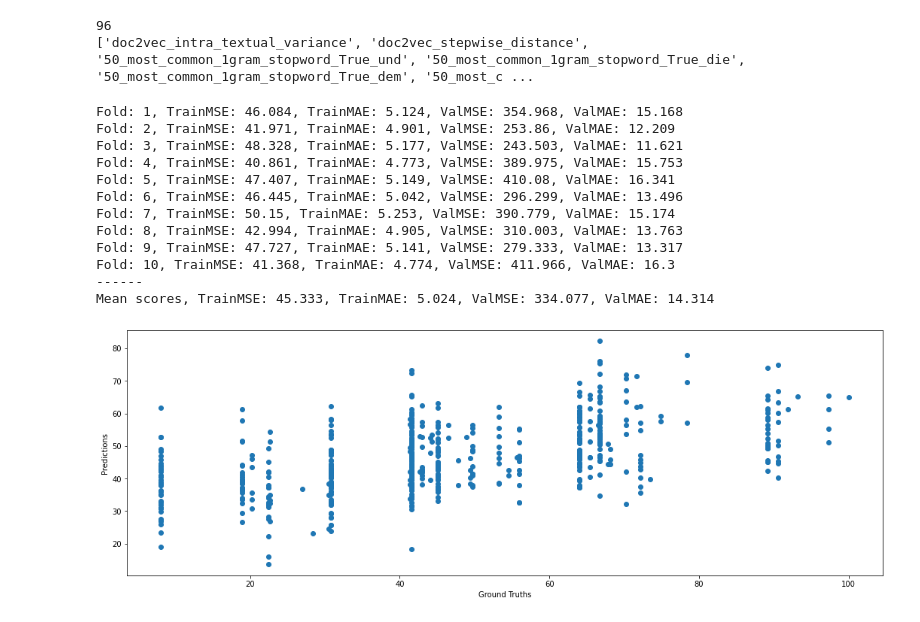
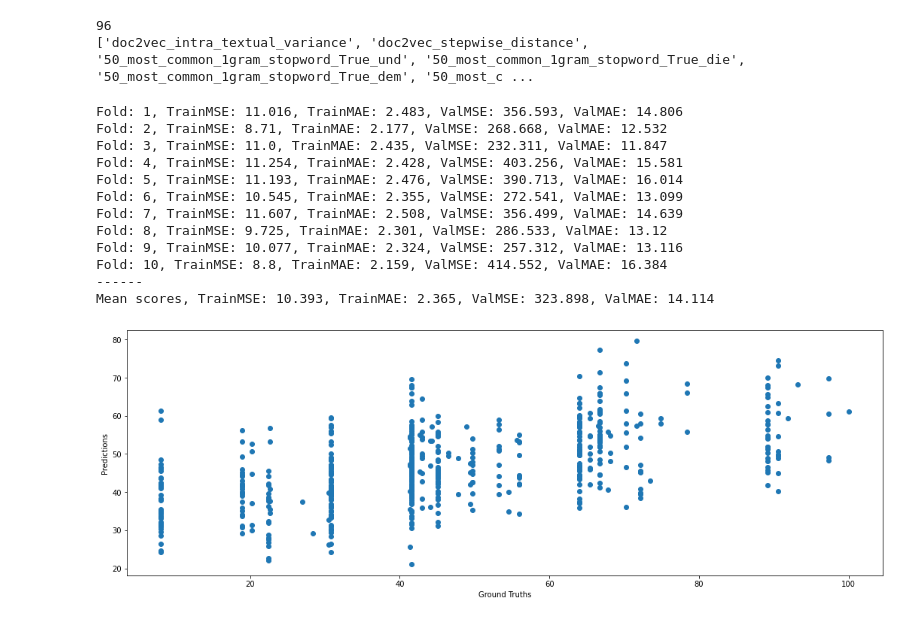
Before and after one commit to sta-a/great-unread, a Jupyter notebook: nbs/handcrafted_features_ger_best_result_rfe.ipynb, the cells around one changed output. Cells and saved outputs as stored; diff of their text form; code cells hidden in the pictures.

Commit message:
Use new labels

```diff
--- a/nbs/handcrafted_features_ger_best_result_rfe.ipynb
+++ b/nbs/handcrafted_features_ger_best_result_rfe.ipynb
@@ -113,7 +113,7 @@ from utils import read_labels
 
 labels_dir = "../data/labels/"
 lang = "ger"
-labels = read_labels(labels_dir, lang)
+labels = read_labels(labels_dir)
 
 extracted_features_dir = "../data/extracted_features/"
 
@@ -121,7 +121,6 @@ book_and_averaged_chunk_df = pd.read_csv(f"{extracted_features_dir}/{lang}/book_
 
 train_X = book_and_averaged_chunk_df.drop(columns=["book_name"])
 train_X = train_X[[column for column in train_X.columns if "average_sentence_embedding" not in column]].values
-# train_X = book_and_averaged_chunk_df[best_features]
 train_y = book_and_averaged_chunk_df["book_name"].apply(lambda x: labels[x]).values
 
 hpo = HyperParameterOptimizer()
@@ -168,7 +159,7 @@ book_names = book_and_averaged_chunk_df["book_name"].values
 
 book_and_averaged_chunk_df = book_and_averaged_chunk_df.drop(columns=["book_name"])
 book_and_averaged_chunk_df = book_and_averaged_chunk_df[[column for column in book_and_averaged_chunk_df.columns if "average_sentence_embedding" not in column]]
-best_features = book_and_averaged_chunk_df.columns[np.argwhere((rfe.ranking_ <= 7) == True).T[0]].tolist()
+best_features = book_and_averaged_chunk_df.columns[np.argwhere((rfe.ranking_ <= 10) == True).T[0]].tolist()
 book_and_averaged_chunk_df = book_and_averaged_chunk_df[best_features]
 
 df = book_and_averaged_chunk_df
@@ -216,42 +207,42 @@ for index, split in enumerate(book_names_splitted):
 
     train_mse = mean_squared_error(train_y, train_yhat)
     train_mae = mean_absolute_error(train_y, train_yhat)
     validation_mse = mean_squared_error(validation_y, validation_yhat)
     validation_mae = mean_absolute_error(validation_y, validation_yhat)
     train_mses.append(train_mse)
     train_maes.append(train_mae)
     validation_mses.append(validation_mse)
     validation_maes.append(validation_mae)
     print(f"Fold: {index+1}, TrainMSE: {np.round(train_mse, 3)}, TrainMAE: {np.round(train_mae, 3)}, ValMSE: {np.round(validation_mse, 3)}, ValMAE: {np.round(validation_mae, 3)}")
 all_labels = np.array(all_labels)
 all_predictions = np.array(all_predictions)
 
 mean_train_mse = np.mean(train_mses)
 mean_train_mae = np.mean(train_maes)
 mean_validation_mse = np.mean(validation_mses)
 mean_validation_mae = np.mean(validation_maes)
 
 
 print("------")
 print(f"Mean scores, TrainMSE: {np.round(mean_train_mse, 3)}, TrainMAE: {np.round(mean_train_mae, 3)}, ValMSE: {np.round(mean_validation_mse, 3)}, ValMAE: {np.round(mean_validation_mae, 3)}")
 
 plt.figure(figsize=(18, 6))
 plt.scatter(all_labels, all_predictions)
 plt.xlabel("Ground Truths")
 plt.ylabel("Predictions")
 
 plt.show();
 # %% [output]
-Fold: 1, TrainMSE: 46.084, TrainMAE: 5.124, ValMSE: 354.968, ValMAE: 15.168
-Fold: 2, TrainMSE: 41.971, TrainMAE: 4.901, ValMSE: 253.86, ValMAE: 12.209
-Fold: 3, TrainMSE: 48.328, TrainMAE: 5.177, ValMSE: 243.503, ValMAE: 11.621
-Fold: 4, TrainMSE: 40.861, TrainMAE: 4.773, ValMSE: 389.975, ValMAE: 15.753
-Fold: 5, TrainMSE: 47.407, TrainMAE: 5.149, ValMSE: 410.08, ValMAE: 16.341
-Fold: 6, TrainMSE: 46.445, TrainMAE: 5.042, ValMSE: 296.299, ValMAE: 13.496
-Fold: 7, TrainMSE: 50.15, TrainMAE: 5.253, ValMSE: 390.779, ValMAE: 15.174
-Fold: 8, TrainMSE: 42.994, TrainMAE: 4.905, ValMSE: 310.003, ValMAE: 13.763
-Fold: 9, TrainMSE: 47.727, TrainMAE: 5.141, ValMSE: 279.333, ValMAE: 13.317
-Fold: 10, TrainMSE: 41.368, TrainMAE: 4.774, ValMSE: 411.966, ValMAE: 16.3
+Fold: 1, TrainMSE: 11.016, TrainMAE: 2.483, ValMSE: 356.593, ValMAE: 14.806
+Fold: 2, TrainMSE: 8.71, TrainMAE: 2.177, ValMSE: 268.668, ValMAE: 12.532
+Fold: 3, TrainMSE: 11.0, TrainMAE: 2.435, ValMSE: 232.311, ValMAE: 11.847
+Fold: 4, TrainMSE: 11.254, TrainMAE: 2.428, ValMSE: 403.256, ValMAE: 15.581
+Fold: 5, TrainMSE: 11.193, TrainMAE: 2.476, ValMSE: 390.713, ValMAE: 16.014
+Fold: 6, TrainMSE: 10.545, TrainMAE: 2.355, ValMSE: 272.541, ValMAE: 13.099
+Fold: 7, TrainMSE: 11.607, TrainMAE: 2.508, ValMSE: 356.499, ValMAE: 14.639
+Fold: 8, TrainMSE: 9.725, TrainMAE: 2.301, ValMSE: 286.533, ValMAE: 13.12
+Fold: 9, TrainMSE: 10.077, TrainMAE: 2.324, ValMSE: 257.312, ValMAE: 13.116
+Fold: 10, TrainMSE: 8.8, TrainMAE: 2.159, ValMSE: 414.552, ValMAE: 16.384
 ------
-Mean scores, TrainMSE: 45.333, TrainMAE: 5.024, ValMSE: 334.077, ValMAE: 14.314
+Mean scores, TrainMSE: 10.393, TrainMAE: 2.365, ValMSE: 323.898, ValMAE: 14.114
-[figure, old version]
+[figure, new version]
```
Also changed, not shown: parts of 1 cell of this notebook, 5 other files.
